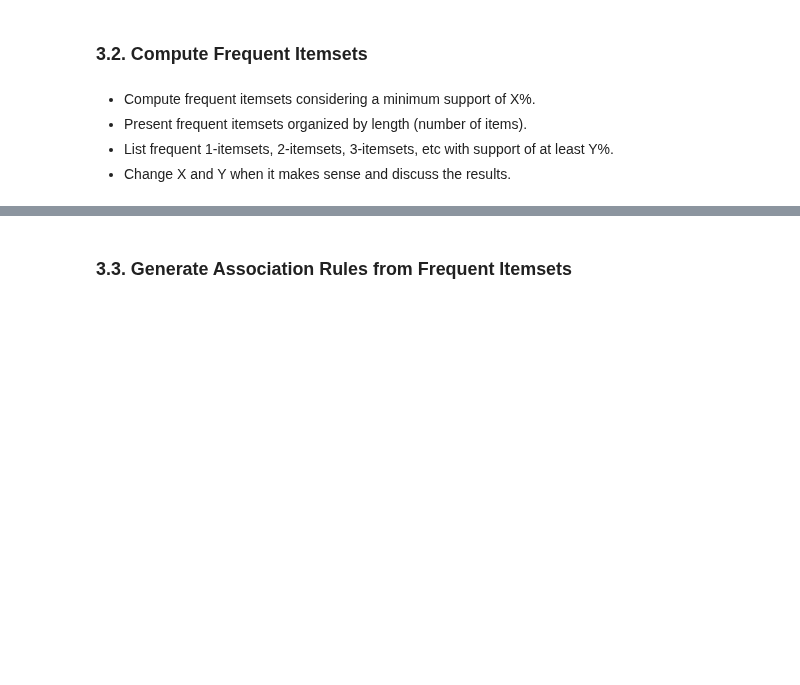
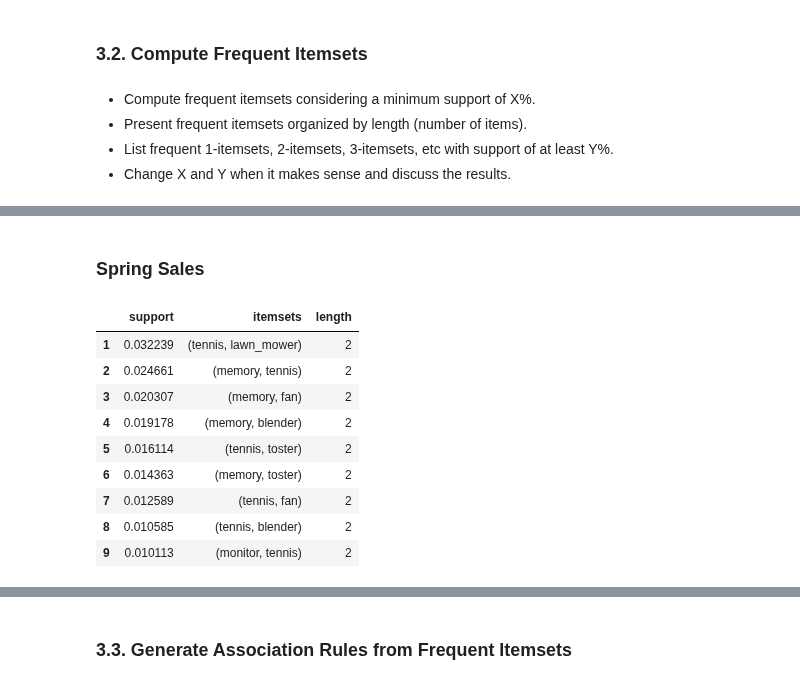
Before and after one commit to flpsantos3/PD_01, a Jupyter notebook: PD_202021_P1.ipynb, the cells around one changed output, grey strips where cells are left out. Saved outputs shown, nothing was run; the diff lists cells and outputs as text; code cells hidden in the pictures; blank space fills up the shorter version.

```diff
--- a/PD_202021_P1.ipynb
+++ b/PD_202021_P1.ipynb
@@ -689,0 +722,27 @@ spring_clicks[:5]
+# %% [markdown]
+### Spring Sales
+# %%
+# Binary database
+tr_enc = TransactionEncoder()
+trans_array = tr_enc.fit(spring_buys).transform(spring_buys)
+spring_buys_binary = pd.DataFrame(trans_array, columns=tr_enc.columns_)
+
+# FP-Growth
+frequent_spring_buys=fpgrowth(spring_buys_binary, min_support=0.01,use_colnames=True)
+frequent_spring_buys['length'] = frequent_spring_buys['itemsets'].apply(lambda x: len(x))
+itemsets_spring_buys=frequent_spring_buys[frequent_spring_buys['length']>1]
+itemsets_spring_buys=itemsets_spring_buys.sort_values(by=['length','support'], ascending=False)
+itemsets_spring_buys=itemsets_spring_buys.reset_index(drop=True)
+itemsets_spring_buys.index+=1
+itemsets_spring_buys
+# %% [output]
+|  | support | itemsets | length |
+| 1 | 0.032239 | (tennis, lawn_mower) | 2 |
+| 2 | 0.024661 | (memory, tennis) | 2 |
+| 3 | 0.020307 | (memory, fan) | 2 |
+| 4 | 0.019178 | (memory, blender) | 2 |
+| 5 | 0.016114 | (tennis, toster) | 2 |
+| 6 | 0.014363 | (memory, toster) | 2 |
+| 7 | 0.012589 | (tennis, fan) | 2 |
+| 8 | 0.010585 | (tennis, blender) | 2 |
+| 9 | 0.010113 | (monitor, tennis) | 2 |
```
Also changed, not shown: parts of 6 cells of this notebook.
